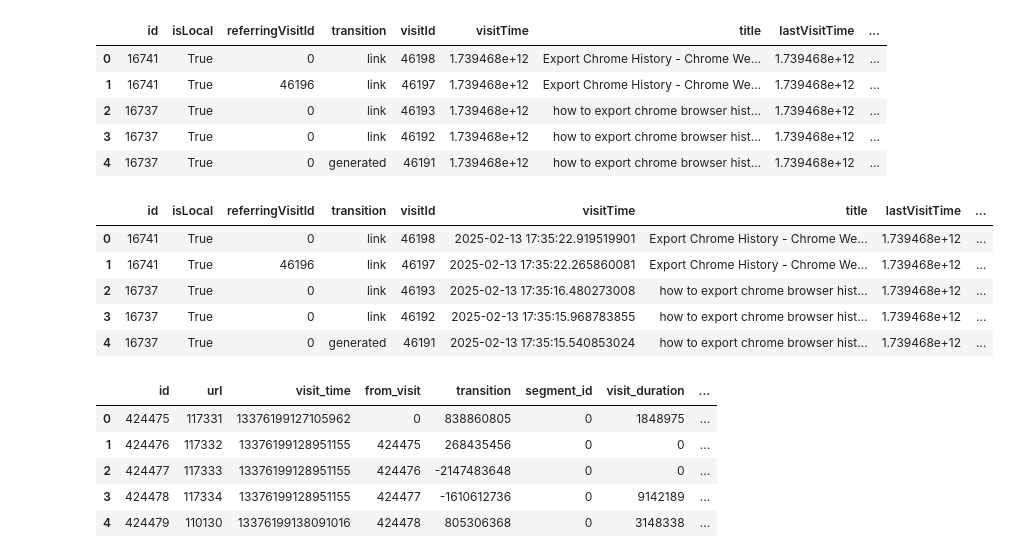
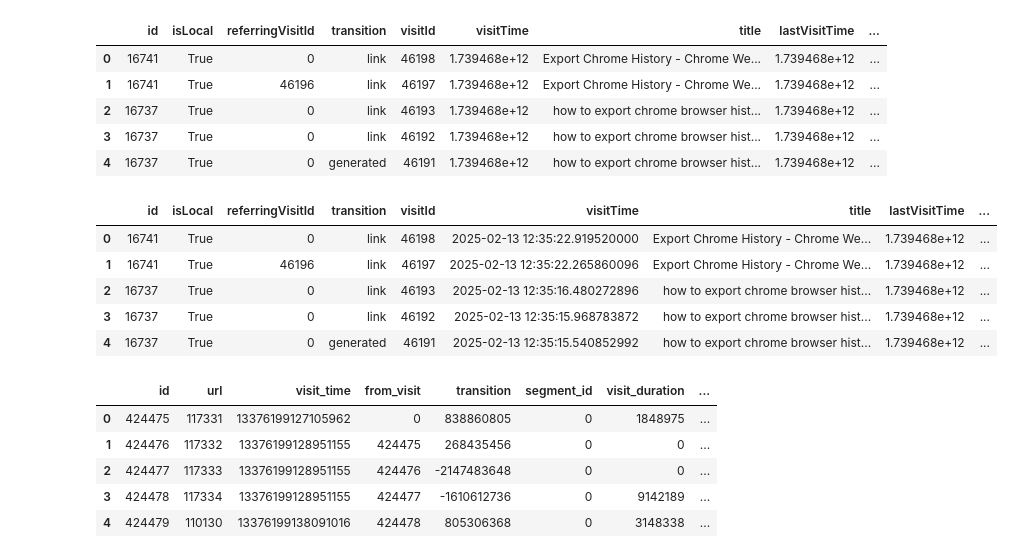
Before and after one commit to elaine-zhang12/google_takeout_sleep, a Jupyter notebook: cheryl_sleep_inference.ipynb, the cells around one changed output. Saved outputs shown, nothing was run; the diff lists cells and outputs as text; code cells hidden in the pictures.

```diff
--- a/cheryl_sleep_inference.ipynb
+++ b/cheryl_sleep_inference.ipynb
@@ -23,15 +24,15 @@ chrome_history_CB_personal.head()
 # %%
 # convert the last visit time to human readable time
 chrome_history_CB_personal["visitTime"] = chrome_history_CB_personal["visitTime"] / 1000
-chrome_history_CB_personal["visitTime"] = pd.to_datetime(chrome_history_CB_personal["visitTime"], unit="s")
+chrome_history_CB_personal["visitTime"] = pd.to_datetime(chrome_history_CB_personal["visitTime"], unit="s", utc=True).dt.tz_convert(pytz.timezone('US/Eastern')).dt.tz_localize(None)
 chrome_history_CB_personal.head()
 # %% [output]
 |  | id | isLocal | referringVisitId | transition | visitId | visitTime | title | lastVisitTime | ... |
-| 0 | 16741 | True | 0 | link | 46198 | 2025-02-13 17:35:22.919519901 | Export Chrome History - Chrome We... | 1.739468e+12 | ... |
-| 1 | 16741 | True | 46196 | link | 46197 | 2025-02-13 17:35:22.265860081 | Export Chrome History - Chrome We... | 1.739468e+12 | ... |
-| 2 | 16737 | True | 0 | link | 46193 | 2025-02-13 17:35:16.480273008 | how to export chrome browser hist... | 1.739468e+12 | ... |
-| 3 | 16737 | True | 0 | link | 46192 | 2025-02-13 17:35:15.968783855 | how to export chrome browser hist... | 1.739468e+12 | ... |
-| 4 | 16737 | True | 0 | generated | 46191 | 2025-02-13 17:35:15.540853024 | how to export chrome browser hist... | 1.739468e+12 | ... |
+| 0 | 16741 | True | 0 | link | 46198 | 2025-02-13 12:35:22.919520000 | Export Chrome History - Chrome We... | 1.739468e+12 | ... |
+| 1 | 16741 | True | 46196 | link | 46197 | 2025-02-13 12:35:22.265860096 | Export Chrome History - Chrome We... | 1.739468e+12 | ... |
+| 2 | 16737 | True | 0 | link | 46193 | 2025-02-13 12:35:16.480272896 | how to export chrome browser hist... | 1.739468e+12 | ... |
+| 3 | 16737 | True | 0 | link | 46192 | 2025-02-13 12:35:15.968783872 | how to export chrome browser hist... | 1.739468e+12 | ... |
+| 4 | 16737 | True | 0 | generated | 46191 | 2025-02-13 12:35:15.540852992 | how to export chrome browser hist... | 1.739468e+12 | ... |
 # %%
 # import chrome search history data from uva account and turn into dataframe
 chrome_history_CB_uva = pd.read_csv("CB_data/visits_uva.csv")
```
Also changed, not shown: parts of 32 cells of this notebook.
